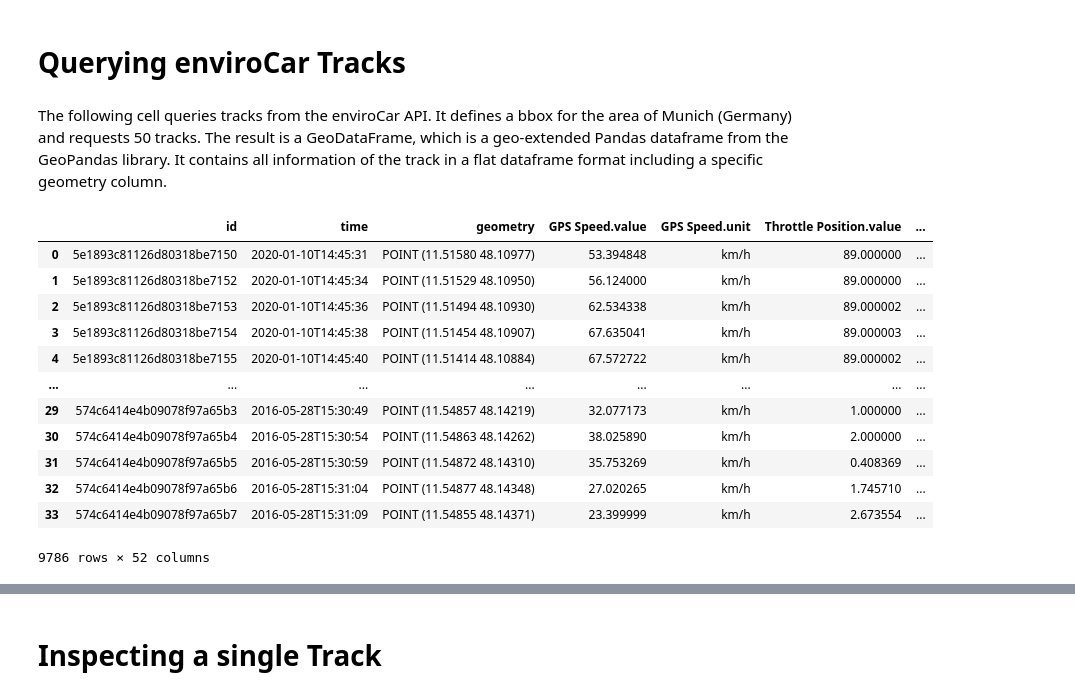
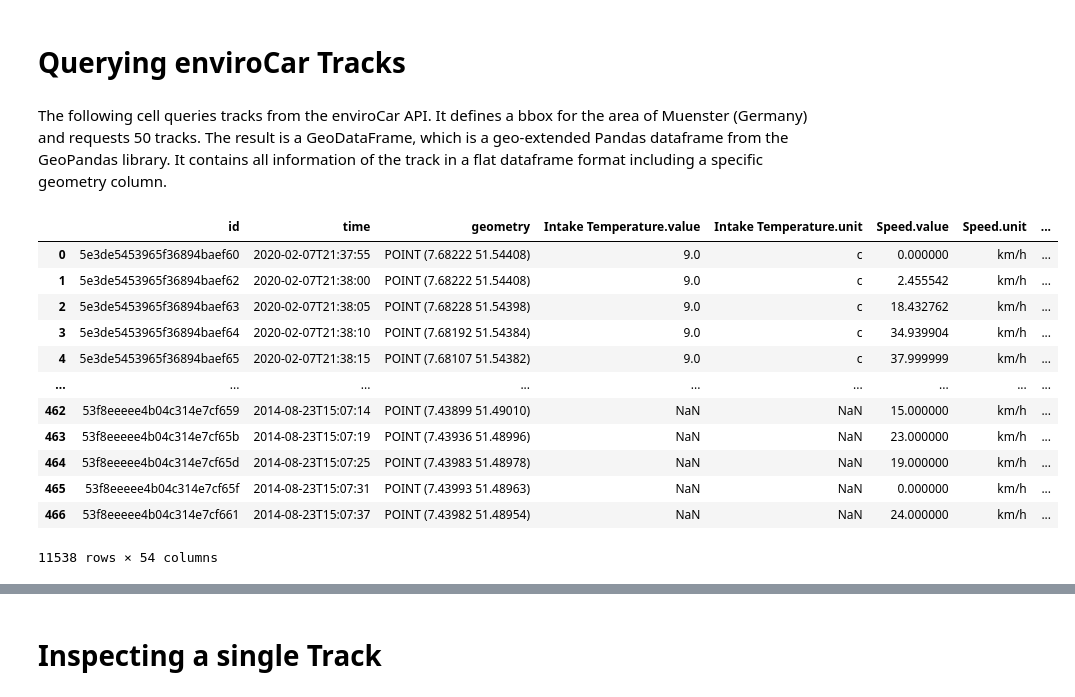
Before and after one commit to enviroCar/envirocar-py, a Jupyter notebook: examples/api_request_Poshan.ipynb, the cells around one changed output, grey strips where cells are left out. Cells and saved outputs as stored; diff of their text form; code cells hidden in the pictures.

```diff
--- a/examples/api_request_Poshan.ipynb
+++ b/examples/api_request_Poshan.ipynb
@@ -16,33 +16,33 @@ track_api = TrackAPI(api_client=DownloadClient(config=config))
 # %% [markdown]
 # Querying enviroCar Tracks
 # %% [markdown]
-The following cell queries tracks from the enviroCar API. It defines a bbox for the area of Munich (Germany) and requests 50 tracks. The result is a GeoDataFrame, which is a geo-extended Pandas dataframe from the GeoPandas library. It contains all information of the track in a flat dataframe format including a specific geometry column.
+The following cell queries tracks from the enviroCar API. It defines a bbox for the area of Muenster (Germany) and requests 50 tracks. The result is a GeoDataFrame, which is a geo-extended Pandas dataframe from the GeoPandas library. It contains all information of the track in a flat dataframe format including a specific geometry column.
 # %%
 bbox = BboxSelector([
-    11.446380615234375, # min_x
-    48.03218251603595, # min_y
-    11.678466796874998, # max_x
-    48.194471974688206  # max_y
+    7.393798828125, # min_x
+    51.46812470399791, # min_y
+    7.5421142578125, # max_x
+    51.54548101558932  # max_y
 ])
-#requested data for some part of Munich
+#requested data for some part of Muenster
 
 # issue a query
-track_df = track_api.get_tracks(bbox=bbox, num_results=20) # requesting 50 tracks inside the bbox
+track_df = track_api.get_tracks(bbox=bbox, num_results=50) # requesting 50 tracks inside the bbox
 track_df
 # %% [output]
-|  | id | time | geometry | GPS Speed.value | GPS Speed.unit | Throttle Position.value | ... |
-| 0 | 5e1893c81126d80318be7150 | 2020-01-10T14:45:31 | POINT (11.51580 48.10977) | 53.394848 | km/h | 89.000000 | ... |
-| 1 | 5e1893c81126d80318be7152 | 2020-01-10T14:45:34 | POINT (11.51529 48.10950) | 56.124000 | km/h | 89.000000 | ... |
-| 2 | 5e1893c81126d80318be7153 | 2020-01-10T14:45:36 | POINT (11.51494 48.10930) | 62.534338 | km/h | 89.000002 | ... |
-| 3 | 5e1893c81126d80318be7154 | 2020-01-10T14:45:38 | POINT (11.51454 48.10907) | 67.635041 | km/h | 89.000003 | ... |
-| 4 | 5e1893c81126d80318be7155 | 2020-01-10T14:45:40 | POINT (11.51414 48.10884) | 67.572722 | km/h | 89.000002 | ... |
-| ... | ... | ... | ... | ... | ... | ... | ... |
-| 29 | 574c6414e4b09078f97a65b3 | 2016-05-28T15:30:49 | POINT (11.54857 48.14219) | 32.077173 | km/h | 1.000000 | ... |
-| 30 | 574c6414e4b09078f97a65b4 | 2016-05-28T15:30:54 | POINT (11.54863 48.14262) | 38.025890 | km/h | 2.000000 | ... |
-| 31 | 574c6414e4b09078f97a65b5 | 2016-05-28T15:30:59 | POINT (11.54872 48.14310) | 35.753269 | km/h | 0.408369 | ... |
-| 32 | 574c6414e4b09078f97a65b6 | 2016-05-28T15:31:04 | POINT (11.54877 48.14348) | 27.020265 | km/h | 1.745710 | ... |
-| 33 | 574c6414e4b09078f97a65b7 | 2016-05-28T15:31:09 | POINT (11.54855 48.14371) | 23.399999 | km/h | 2.673554 | ... |
+|  | id | time | geometry | Intake Temperature.value | Intake Temperature.unit | Speed.value | Speed.unit | ... |
+| 0 | 5e3de5453965f36894baef60 | 2020-02-07T21:37:55 | POINT (7.68222 51.54408) | 9.0 | c | 0.000000 | km/h | ... |
+| 1 | 5e3de5453965f36894baef62 | 2020-02-07T21:38:00 | POINT (7.68222 51.54408) | 9.0 | c | 2.455542 | km/h | ... |
+| 2 | 5e3de5453965f36894baef63 | 2020-02-07T21:38:05 | POINT (7.68228 51.54398) | 9.0 | c | 18.432762 | km/h | ... |
+| 3 | 5e3de5453965f36894baef64 | 2020-02-07T21:38:10 | POINT (7.68192 51.54384) | 9.0 | c | 34.939904 | km/h | ... |
+| 4 | 5e3de5453965f36894baef65 | 2020-02-07T21:38:15 | POINT (7.68107 51.54382) | 9.0 | c | 37.999999 | km/h | ... |
+| ... | ... | ... | ... | ... | ... | ... | ... | ... |
+| 462 | 53f8eeeee4b04c314e7cf659 | 2014-08-23T15:07:14 | POINT (7.43899 51.49010) | NaN | NaN | 15.000000 | km/h | ... |
+| 463 | 53f8eeeee4b04c314e7cf65b | 2014-08-23T15:07:19 | POINT (7.43936 51.48996) | NaN | NaN | 23.000000 | km/h | ... |
+| 464 | 53f8eeeee4b04c314e7cf65d | 2014-08-23T15:07:25 | POINT (7.43983 51.48978) | NaN | NaN | 19.000000 | km/h | ... |
+| 465 | 53f8eeeee4b04c314e7cf65f | 2014-08-23T15:07:31 | POINT (7.43993 51.48963) | NaN | NaN | 0.000000 | km/h | ... |
+| 466 | 53f8eeeee4b04c314e7cf661 | 2014-08-23T15:07:37 | POINT (7.43982 51.48954) | NaN | NaN | 24.000000 | km/h | ... |
-9786 rows × 52 columns
+11538 rows × 54 columns
 # %%
 track_df.plot(figsize=(8, 10))
 # %% [output]
```
Also changed, not shown: parts of 17 cells of this notebook.
